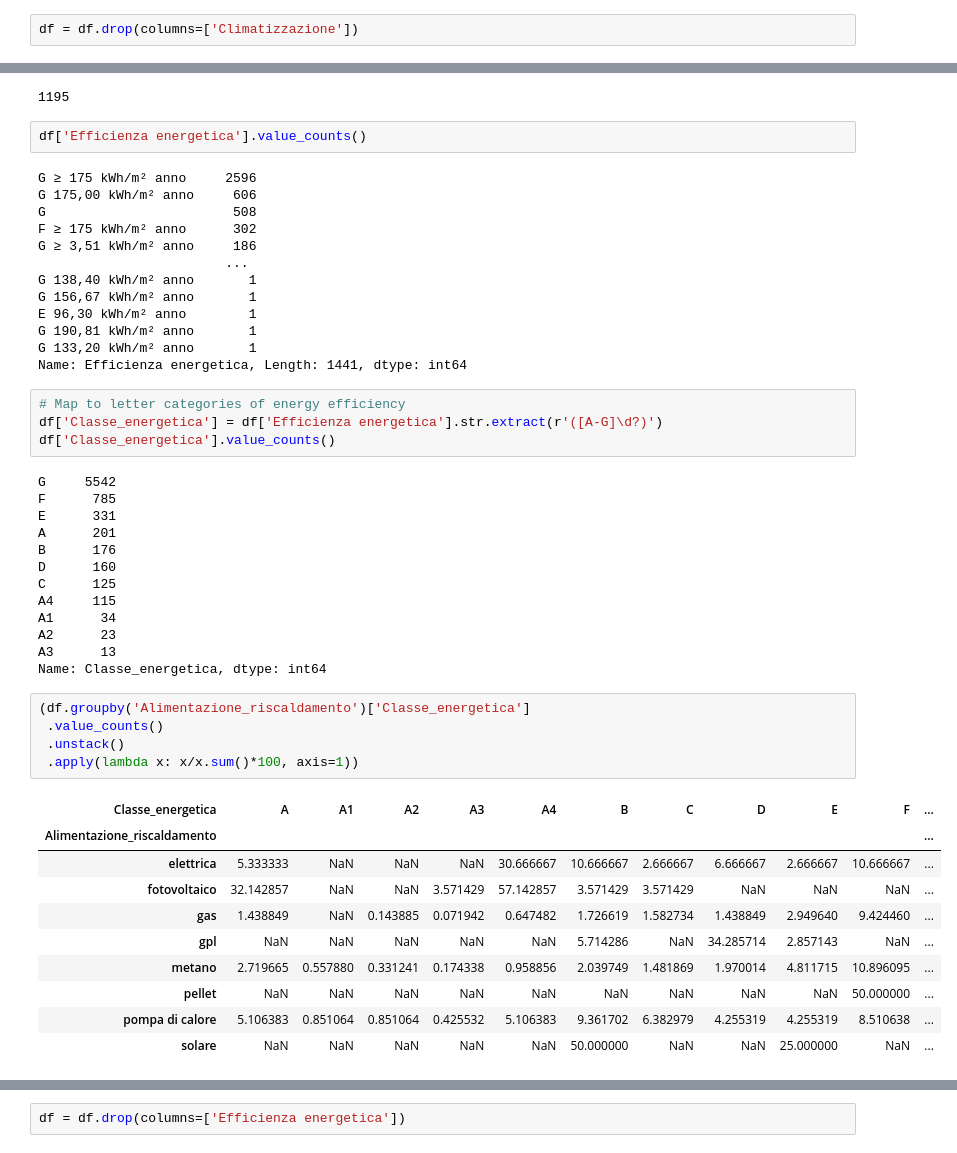
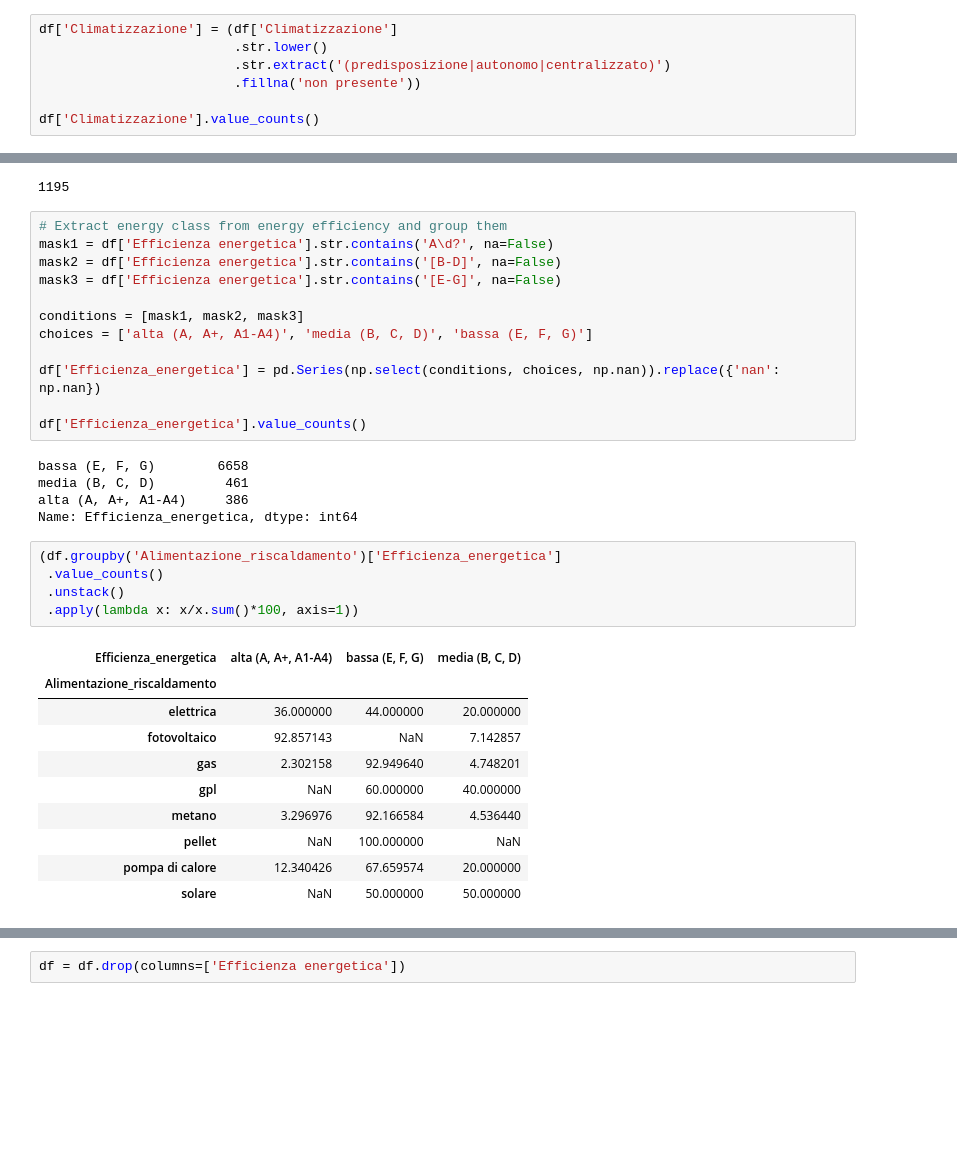
Before and after one commit to LazyEval/housing-prices-firenze, a Jupyter notebook: notebooks/1.0-LazyEval-data-cleaning.ipynb, the cells around one changed output, grey strips where cells are left out. Cells and saved outputs as stored; diff of their text form; blank space fills up the shorter version.

Commit message:
Add feature engineering of air conditioning and edit feature engineering of property type, house type, energy efficiency, floor.

```diff
--- a/notebooks/1.0-LazyEval-data-cleaning.ipynb
+++ b/notebooks/1.0-LazyEval-data-cleaning.ipynb
@@ -610,2 +572,7 @@ df['Climatizzazione'].isna().sum()
-# %%
-df = df.drop(columns=['Climatizzazione'])
+# %%
+df['Climatizzazione'] = (df['Climatizzazione']
+                         .str.lower()
+                         .str.extract('(predisposizione|autonomo|centralizzato)')
+                         .fillna('non presente'))
+
+df['Climatizzazione'].value_counts()
@@ -615,51 +588,36 @@ df = df.drop(columns=['Climatizzazione'])
 df['Efficienza energetica'].isna().sum()
 # %% [output]
 1195
-# %%
-df['Efficienza energetica'].value_counts()
-# %% [output]
-G ≥ 175 kWh/m² anno     2596
-G 175,00 kWh/m² anno     606
-G                        508
-F ≥ 175 kWh/m² anno      302
-G ≥ 3,51 kWh/m² anno     186
-                        ...
-G 138,40 kWh/m² anno       1
-G 156,67 kWh/m² anno       1
-E 96,30 kWh/m² anno        1
-G 190,81 kWh/m² anno       1
-G 133,20 kWh/m² anno       1
-Name: Efficienza energetica, Length: 1441, dtype: int64
-# %%
-# Map to letter categories of energy efficiency
-df['Classe_energetica'] = df['Efficienza energetica'].str.extract(r'([A-G]\d?)')
-df['Classe_energetica'].value_counts()
-# %% [output]
-G     5542
-F      785
-E      331
-A      201
-B      176
-D      160
-C      125
-A4     115
-A1      34
-A2      23
-A3      13
-Name: Classe_energetica, dtype: int64
+# %%
+# Extract energy class from energy efficiency and group them
+mask1 = df['Efficienza energetica'].str.contains('A\d?', na=False)
+mask2 = df['Efficienza energetica'].str.contains('[B-D]', na=False)
+mask3 = df['Efficienza energetica'].str.contains('[E-G]', na=False)
+
+conditions = [mask1, mask2, mask3]
+choices = ['alta (A, A+, A1-A4)', 'media (B, C, D)', 'bassa (E, F, G)']
+
+df['Efficienza_energetica'] = pd.Series(np.select(conditions, choices, np.nan)).replace({'nan': np.nan})
+
+df['Efficienza_energetica'].value_counts()
+# %% [output]
+bassa (E, F, G)        6658
+media (B, C, D)         461
+alta (A, A+, A1-A4)     386
+Name: Efficienza_energetica, dtype: int64
 # %%
-(df.groupby('Alimentazione_riscaldamento')['Classe_energetica']
+(df.groupby('Alimentazione_riscaldamento')['Efficienza_energetica']
  .value_counts()
  .unstack()
  .apply(lambda x: x/x.sum()*100, axis=1))
 # %% [output]
-| Classe_energetica | A | A1 | A2 | A3 | A4 | B | C | D | E | F | ... |
-| Alimentazione_riscaldamento |  |  |  |  |  |  |  |  |  |  | ... |
-| elettrica | 5.333333 | NaN | NaN | NaN | 30.666667 | 10.666667 | 2.666667 | 6.666667 | 2.666667 | 10.666667 | ... |
-| fotovoltaico | 32.142857 | NaN | NaN | 3.571429 | 57.142857 | 3.571429 | 3.571429 | NaN | NaN | NaN | ... |
-| gas | 1.438849 | NaN | 0.143885 | 0.071942 | 0.647482 | 1.726619 | 1.582734 | 1.438849 | 2.949640 | 9.424460 | ... |
-| gpl | NaN | NaN | NaN | NaN | NaN | 5.714286 | NaN | 34.285714 | 2.857143 | NaN | ... |
-| metano | 2.719665 | 0.557880 | 0.331241 | 0.174338 | 0.958856 | 2.039749 | 1.481869 | 1.970014 | 4.811715 | 10.896095 | ... |
-| pellet | NaN | NaN | NaN | NaN | NaN | NaN | NaN | NaN | NaN | 50.000000 | ... |
-| pompa di calore | 5.106383 | 0.851064 | 0.851064 | 0.425532 | 5.106383 | 9.361702 | 6.382979 | 4.255319 | 4.255319 | 8.510638 | ... |
-| solare | NaN | NaN | NaN | NaN | NaN | 50.000000 | NaN | NaN | 25.000000 | NaN | ... |
+| Efficienza_energetica | alta (A, A+, A1-A4) | bassa (E, F, G) | media (B, C, D) |
+| Alimentazione_riscaldamento |  |  |  |
+| elettrica | 36.000000 | 44.000000 | 20.000000 |
+| fotovoltaico | 92.857143 | NaN | 7.142857 |
+| gas | 2.302158 | 92.949640 | 4.748201 |
+| gpl | NaN | 60.000000 | 40.000000 |
+| metano | 3.296976 | 92.166584 | 4.536440 |
+| pellet | NaN | 100.000000 | NaN |
+| pompa di calore | 12.340426 | 67.659574 | 20.000000 |
+| solare | NaN | 50.000000 | 50.000000 |
```
Also changed, not shown: parts of 86 cells of this notebook, 5 other files.
